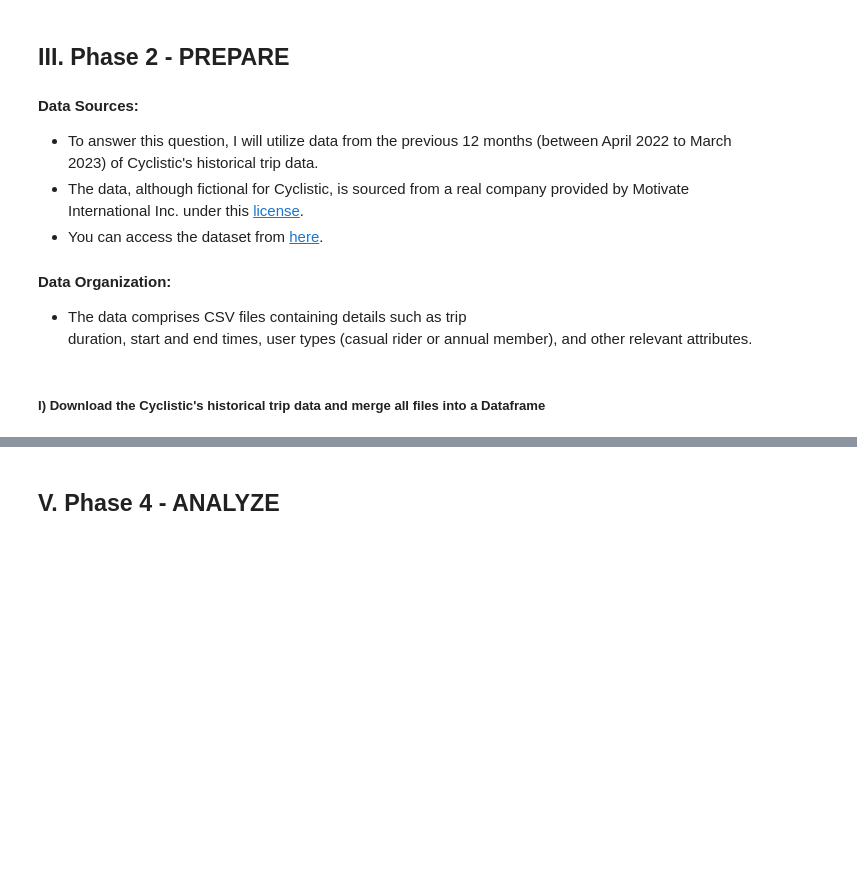
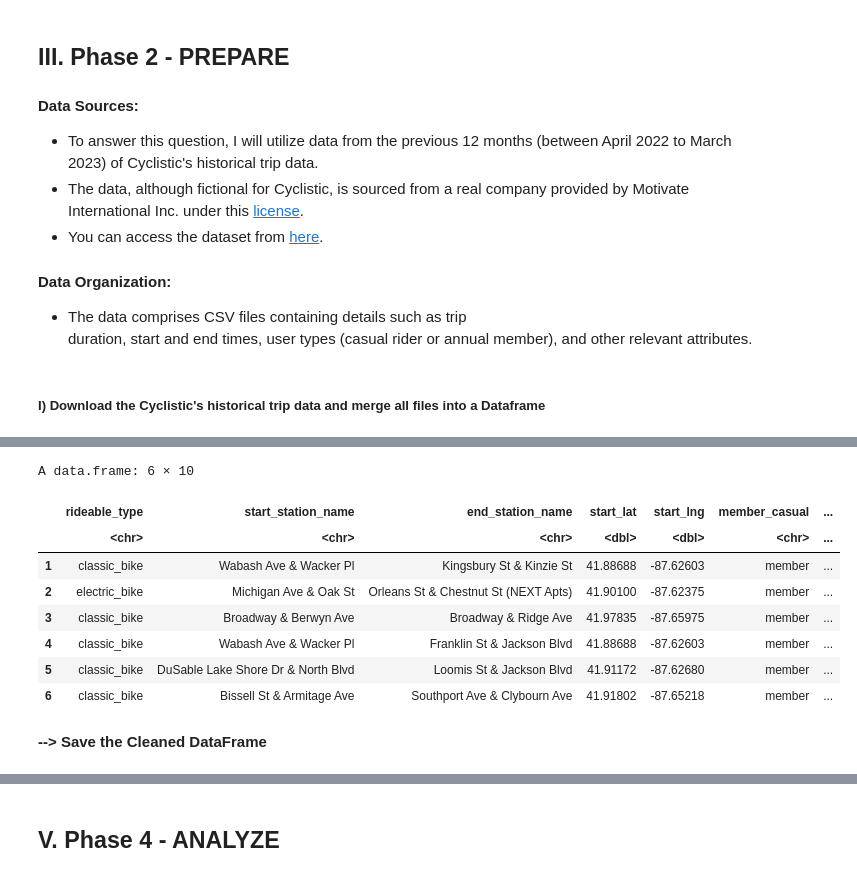
Before and after one commit to Balav-Shamra/Google-Data-Analytics-Professional-Certificate, a Jupyter notebook: Case_Study_1_Cyclistic.ipynb, the cells around one changed output, grey strips where cells are left out. Saved outputs shown, nothing was run; the diff lists cells and outputs as text; code cells hidden in the pictures; blank space fills up the shorter version.

```diff
--- a/Case_Study_1_Cyclistic.ipynb
+++ b/Case_Study_1_Cyclistic.ipynb
@@ -97,0 +389,7 @@ The following object is masked from ‘package:readr’:
+# %%
+# Selecting needed columns for addressing the question
+# Removing columns that are not required for analysis, such as ride ID, start station ID, end station ID, start time, and end time.
+df_filtered <- subset(df, select = -c(ride_id, start_station_id, end_station_id, started_at, ended_at, end_lat, end_lng))
+# %%
+# Removing all missing values/rows having missing values from the data, if any
+df_filtered <- na.omit(df_filtered)
@@ -97,0 +420,3 @@ The following object is masked from ‘package:readr’:
+# %%
+# Replace negative ride lengths with positive values, taking absolute value of 'ride_length_mins' variable
+df_filtered$ride_length_mins <- abs(df_filtered$ride_length_mins)
@@ -97,0 +442,15 @@ The following object is masked from ‘package:readr’:
+# %%
+# Displaying the cleaned data
+head(df_filtered)
+# %% [output]
+A data.frame: 6 × 10
+|  | rideable_type | start_station_name | end_station_name | start_lat | start_lng | member_casual | ... |
+|  | <chr> | <chr> | <chr> | <dbl> | <dbl> | <chr> | ... |
+| 1 | classic_bike | Wabash Ave & Wacker Pl | Kingsbury St & Kinzie St | 41.88688 | -87.62603 | member | ... |
+| 2 | electric_bike | Michigan Ave & Oak St | Orleans St & Chestnut St (NEXT Apts) | 41.90100 | -87.62375 | member | ... |
+| 3 | classic_bike | Broadway & Berwyn Ave | Broadway & Ridge Ave | 41.97835 | -87.65975 | member | ... |
+| 4 | classic_bike | Wabash Ave & Wacker Pl | Franklin St & Jackson Blvd | 41.88688 | -87.62603 | member | ... |
+| 5 | classic_bike | DuSable Lake Shore Dr & North Blvd | Loomis St & Jackson Blvd | 41.91172 | -87.62680 | member | ... |
+| 6 | classic_bike | Bissell St & Armitage Ave | Southport Ave & Clybourn Ave | 41.91802 | -87.65218 | member | ... |
+# %% [markdown]
+**--> Save the Cleaned DataFrame**
```
Also changed, not shown: parts of 27 cells of this notebook.
